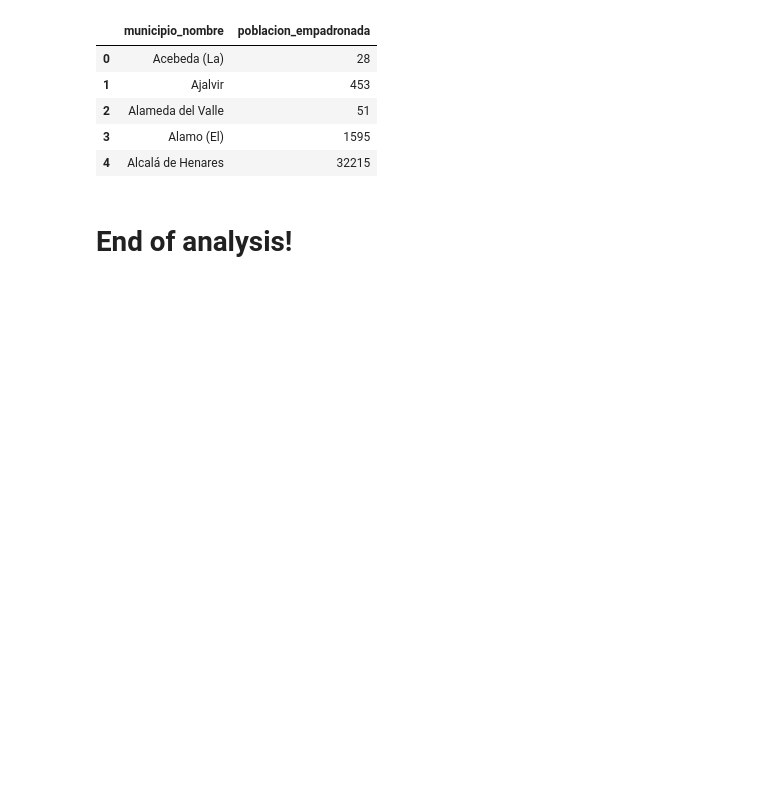
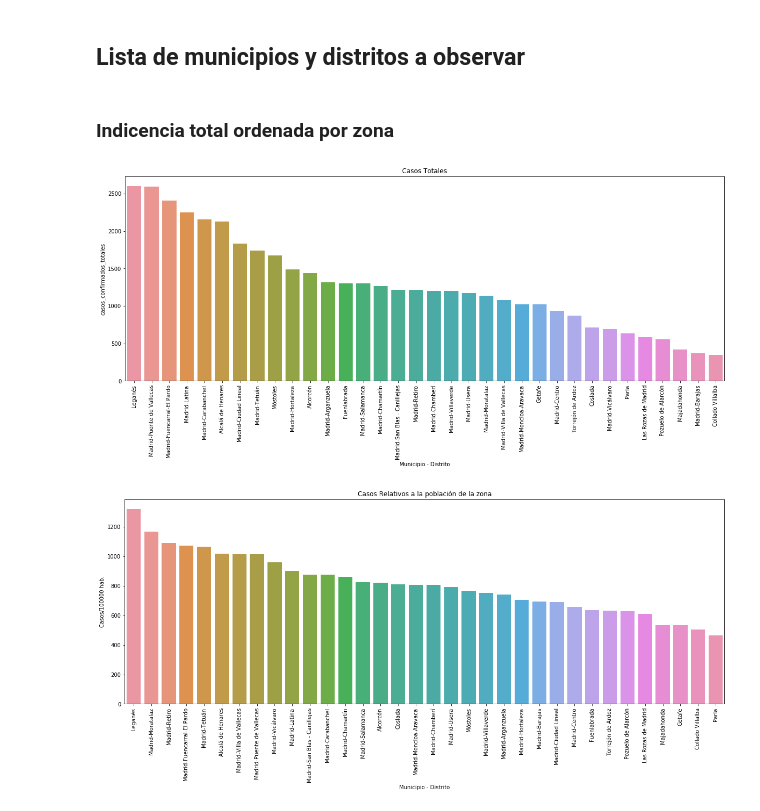
Before and after one commit to giorbernal/covidmadrid, a Jupyter notebook: CovidMadrid.ipynb, the cells around one changed output. Cells and saved outputs as stored; diff of their text form; code cells hidden in the pictures; blank space fills up the shorter version.

Commit message:
age analysis included

```diff
--- a/CovidMadrid.ipynb
+++ b/CovidMadrid.ipynb
@@ -71,11 +21,15 @@ df_age_th = loadAgeData(65)
-# %%
-df_age_th.head()
-# %% [output]
-|  | municipio_nombre | poblacion_empadronada |
-| 0 | Acebeda (La) | 28 |
-| 1 | Ajalvir | 453 |
-| 2 | Alameda del Valle | 51 |
-| 3 | Alamo (El) | 1595 |
-| 4 | Alcalá de Henares | 32215 |
-# %% [markdown]
-#  End of analysis!
+# %% [markdown]
+## Lista de municipios y distritos a observar
+# %%
+madrid_places = df[df['municipio_distrito'].str.startswith('Madrid')]['municipio_distrito'].unique()
+loc_places = np.array(['Getafe','Leganés','Fuenlabrada','Alcorcón','Móstoles','Parla',
+                       'Alcalá de Henares','Torrejón de Ardoz','Coslada',
+                       'Pozuelo de Alarcón','Majadahonda','Las Rozas de Madrid','Collado Villalba'])
+places = np.concatenate([madrid_places, loc_places])
+# %% [markdown]
+### Indicencia total ordenada por zona
+# %%
+comparePlaces(df,places)
+# %% [output]
+[figure, added]
+[figure, added]
```
Also changed, not shown: parts of 38 cells of this notebook, 1 other file.
